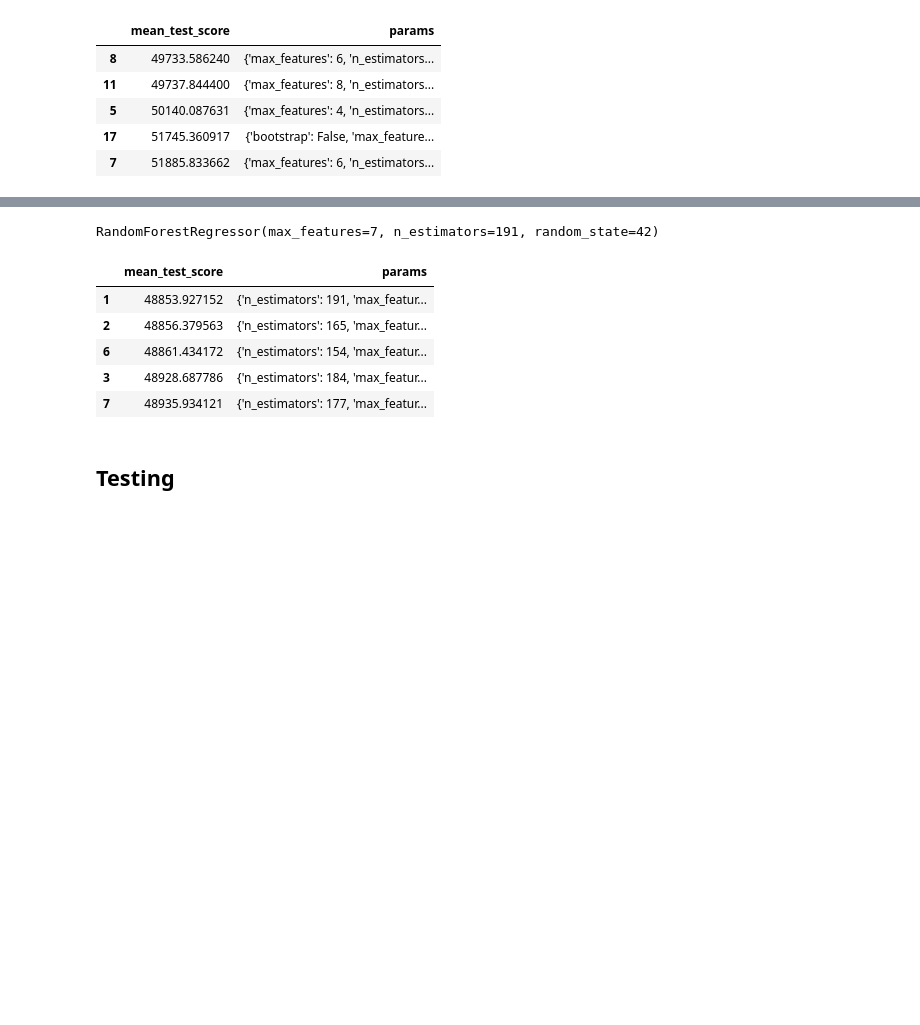
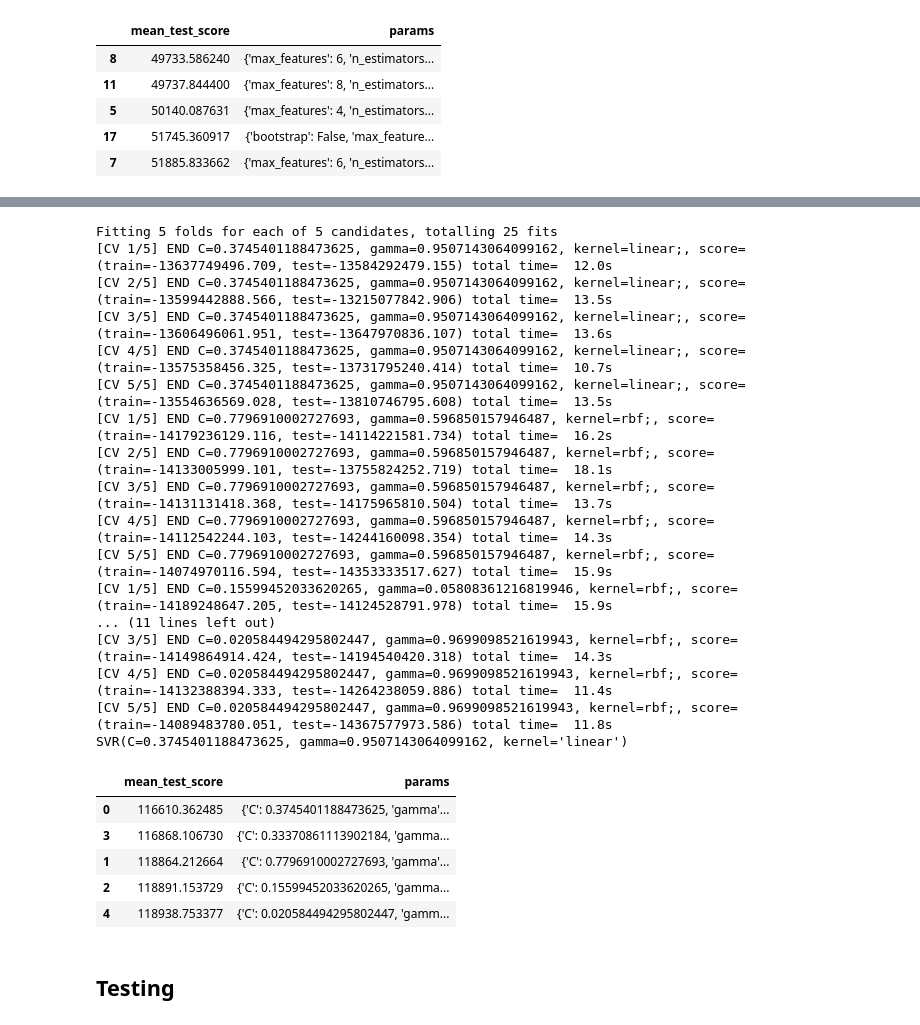
Before and after one commit to jhojin7/trying-homl2-exercises, a Jupyter notebook: ch2.ipynb, the cells around one changed output, grey strips where cells are left out. Drawn from its saved outputs; the diff is of its cells as text; code cells hidden in the pictures; blank space fills up the shorter version.

```diff
--- a/ch2.ipynb
+++ b/ch2.ipynb
@@ -330,12 +307,17 @@ RandomForestRegressor(max_features=7, n_estimators=191, random_state=42)
 # %%
 ######long#########
-params = [
-    {"kernel":["linear"],"C":[1,10,30]},
-    {"kernel":["rbf"],"C":[1,10,30],"gamma":["scale","auto"]}
-]
+# params = [
+#     {"kernel":["linear"],"C":[1,10,30]},
+#     {"kernel":["rbf"],"C":[1,10,30],"gamma":["scale","auto"]}
+# ]
+param_grid = [
+  {'C': [1, 10, 100, 1000], 'kernel': ['linear']},
+  {'C': [1, 10, 100, 1000], 'gamma': [0.001, 0.0001], 'kernel': ['rbf']},
+ ]
 svr = SVR()
-svr_grid_search = GridSearchCV(svr, param_grid=params,cv=5,
-    scoring='neg_mean_squared_error',return_train_score=True)
+svr_grid_search = GridSearchCV(svr, param_grid=param_grid,
+    cv=5, scoring='neg_mean_squared_error',return_train_score=True,
+    verbose=2)
 svr_grid_search.fit(X,y)
 
 print(svr_grid_search.best_estimator_)
@@ -354,28 +358,47 @@ https://scikit-learn.org/stable/modules/grid_search.html#randomized-parameter-op
 # %%
+from sklearn.model_selection import RandomizedSearchCV
+from scipy.stats import uniform
 ######long#########
-param_distributions = {
+param_distribs = {
     "kernel":["linear","rbf"],
-    "C":range(1,10),
-    # "gamma":range(0.5,1.5)
-    "gamma":["scale"]
+    # "C":uniform().rvs(size=10, random_state=RANDSTATE),
+    # "gamma":uniform().rvs(size=10, random_state=RANDSTATE),
+    "C":uniform(),
+    "gamma":uniform()
 }
 
 svr = SVR()
-svr_random_search = RandomizedSearchCV(svr,param_distributions,
- random_state=RANDSTATE, cv=5, n_iter=10, verbose=2,
- scoring='neg_mean_squared_error',return_train_score=True)
-random_search.fit(X,y)
+svr_random_search = RandomizedSearchCV(svr,param_distributions=param_distribs,
+ random_state=RANDSTATE, cv=5, n_iter=5, scoring='neg_mean_squared_error',
+ return_train_score=True, verbose=3)
+svr_random_search.fit(X,y)
 
-print(random_search.best_estimator_)
-cv_results(random_search).head()
+print(svr_random_search.best_estimator_)
+cv_results(svr_random_search).head()
 # %% [output]
-RandomForestRegressor(max_features=7, n_estimators=191, random_state=42)
+Fitting 5 folds for each of 5 candidates, totalling 25 fits
+[CV 1/5] END C=0.3745401188473625, gamma=0.9507143064099162, kernel=linear;, score=(train=-13637749496.709, test=-13584292479.155) total time=  12.0s
+[CV 2/5] END C=0.3745401188473625, gamma=0.9507143064099162, kernel=linear;, score=(train=-13599442888.566, test=-13215077842.906) total time=  13.5s
+[CV 3/5] END C=0.3745401188473625, gamma=0.9507143064099162, kernel=linear;, score=(train=-13606496061.951, test=-13647970836.107) total time=  13.6s
+[CV 4/5] END C=0.3745401188473625, gamma=0.9507143064099162, kernel=linear;, score=(train=-13575358456.325, test=-13731795240.414) total time=  10.7s
+[CV 5/5] END C=0.3745401188473625, gamma=0.9507143064099162, kernel=linear;, score=(train=-13554636569.028, test=-13810746795.608) total time=  13.5s
+[CV 1/5] END C=0.7796910002727693, gamma=0.596850157946487, kernel=rbf;, score=(train=-14179236129.116, test=-14114221581.734) total time=  16.2s
+[CV 2/5] END C=0.7796910002727693, gamma=0.596850157946487, kernel=rbf;, score=(train=-14133005999.101, test=-13755824252.719) total time=  18.1s
+[CV 3/5] END C=0.7796910002727693, gamma=0.596850157946487, kernel=rbf;, score=(train=-14131131418.368, test=-14175965810.504) total time=  13.7s
+[CV 4/5] END C=0.7796910002727693, gamma=0.596850157946487, kernel=rbf;, score=(train=-14112542244.103, test=-14244160098.354) total time=  14.3s
+[CV 5/5] END C=0.7796910002727693, gamma=0.596850157946487, kernel=rbf;, score=(train=-14074970116.594, test=-14353333517.627) total time=  15.9s
+[CV 1/5] END C=0.15599452033620265, gamma=0.05808361216819946, kernel=rbf;, score=(train=-14189248647.205, test=-14124528791.978) total time=  15.9s
+... (11 lines left out)
+[CV 3/5] END C=0.020584494295802447, gamma=0.9699098521619943, kernel=rbf;, score=(train=-14149864914.424, test=-14194540420.318) total time=  14.3s
+[CV 4/5] END C=0.020584494295802447, gamma=0.9699098521619943, kernel=rbf;, score=(train=-14132388394.333, test=-14264238059.886) total time=  11.4s
+[CV 5/5] END C=0.020584494295802447, gamma=0.9699098521619943, kernel=rbf;, score=(train=-14089483780.051, test=-14367577973.586) total time=  11.8s
+SVR(C=0.3745401188473625, gamma=0.9507143064099162, kernel='linear')
 |  | mean_test_score | params |
-| 1 | 48853.927152 | {'n_estimators': 191, 'max_featur... |
-| 2 | 48856.379563 | {'n_estimators': 165, 'max_featur... |
-| 6 | 48861.434172 | {'n_estimators': 154, 'max_featur... |
-| 3 | 48928.687786 | {'n_estimators': 184, 'max_featur... |
-| 7 | 48935.934121 | {'n_estimators': 177, 'max_featur... |
+| 0 | 116610.362485 | {'C': 0.3745401188473625, 'gamma'... |
+| 3 | 116868.106730 | {'C': 0.33370861113902184, 'gamma... |
+| 1 | 118864.212664 | {'C': 0.7796910002727693, 'gamma'... |
+| 2 | 118891.153729 | {'C': 0.15599452033620265, 'gamma... |
+| 4 | 118938.753377 | {'C': 0.020584494295802447, 'gamm... |
 # %% [markdown]
 ## Testing
 # %%
```
Also changed, not shown: parts of 15 cells of this notebook.
